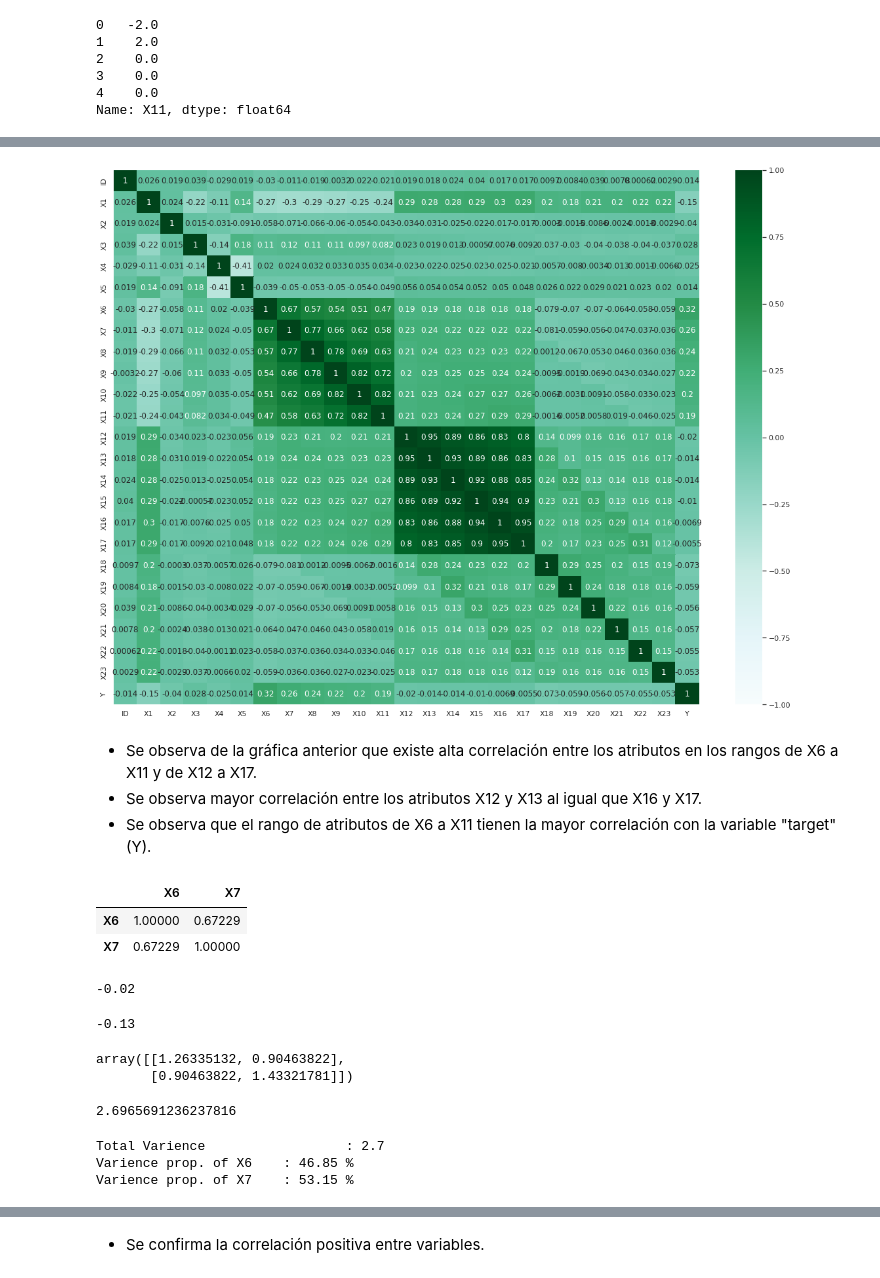
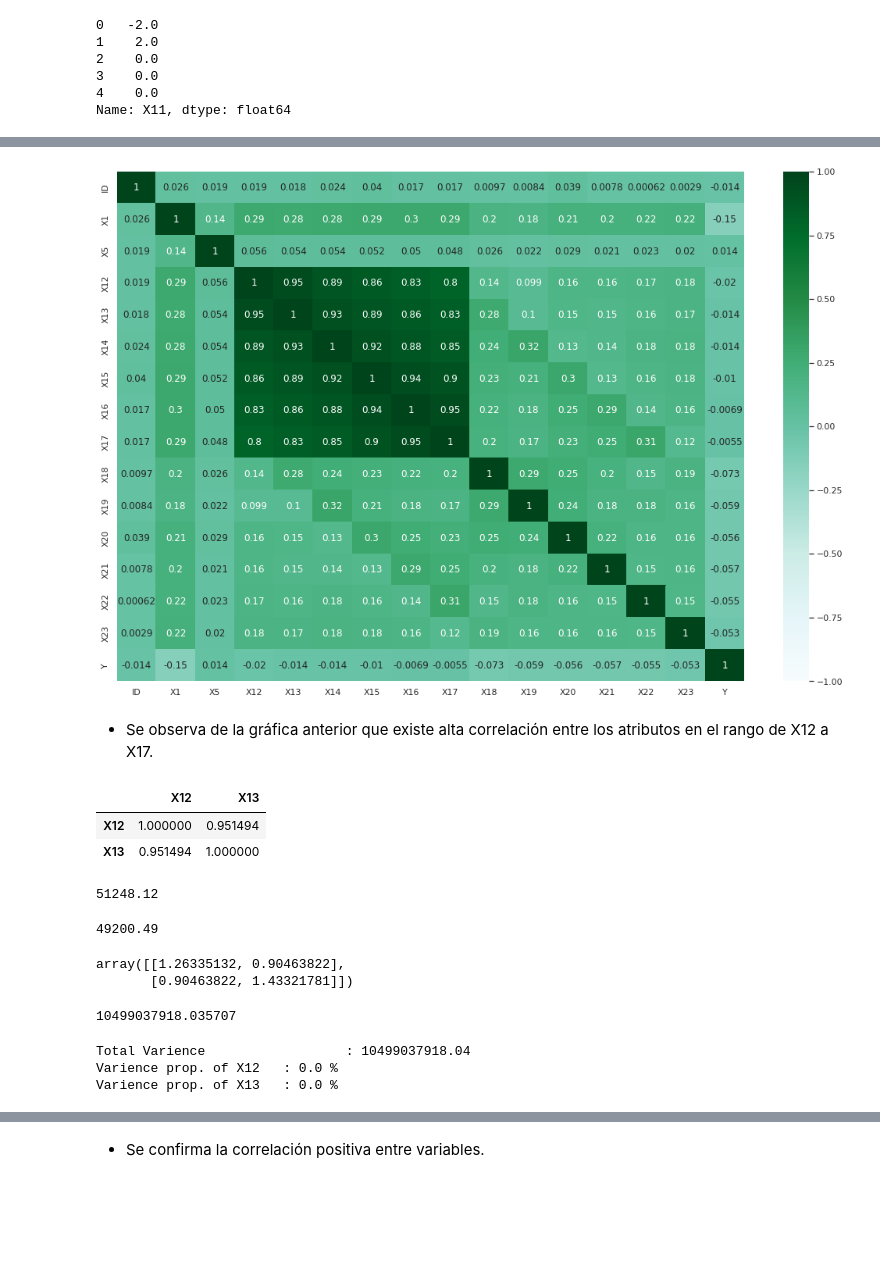
Before and after one commit to PosgradoMNA/actividades-de-aprendizaje-rzunick, a Jupyter notebook: Semana_7_Actividad_2_Visualización_Ronald_Zuniga_A01686240.ipynb, the cells around one changed output, grey strips where cells are left out. Saved outputs shown, nothing was run; the diff lists cells and outputs as text; code cells hidden in the pictures; blank space fills up the shorter version.

```diff
--- a/Semana_7_Actividad_2_Visualización_Ronald_Zuniga_A01686240.ipynb
+++ b/Semana_7_Actividad_2_Visualización_Ronald_Zuniga_A01686240.ipynb
@@ -292,0 +295,7 @@ df_num.describe()
+# %%
+from sklearn.pipeline import Pipeline
+from sklearn.preprocessing import MinMaxScaler
+
+scaler = MinMaxScaler()
+# %%
+scaler.fit(df_num)
@@ -292,0 +304,8 @@ df_num.describe()
+# %%
+ct = ColumnTransformer(transformers=
+    [('scaler', scaler, numericas)]
+    )
+# %%
+df_num_scaled = pd.DataFrame(ct.fit_transform(df_num))
+df_num_scaled.columns = numericas
+df_num_scaled.head()
@@ -314,34 +341,33 @@ df.corr()
 # %%
 # Uso de matriz de correlación de Pearson para crear mapa de calor de correlación entre atributos
 
-sns.set(rc={'figure.figsize':(20,15)})
+sns.set(rc={'figure.figsize':(18,12)})
 
-matrix = df.corr()
+matrix = df_num_scaled.corr()
 ax = sns.heatmap(matrix, vmin = -1, vmax = 1, cmap="BuGn", annot= True)
 
 plt.show()
 # %% [output]
-[figure, old version]
+[figure, new version]
 # %% [markdown]
-* Se observa de la gráfica anterior que existe alta correlación entre los atributos en los rangos de X6 a X11 y de X12 a X17.
-* Se observa mayor correlación entre los atributos X12 y X13 al igual que X16 y X17.
-* Se observa que el rango de atributos de X6 a X11 tienen la mayor correlación con la variable "target" (Y).
+* Se observa de la gráfica anterior que existe alta correlación entre los atributos en el rango de X12 a X17.
 # %%
-# Se seleccionan analizar X6 y X7
-ndf = df[['X6', 'X7']]
+# Se seleccionan analizar X12 y X13
+ndf = df_num_scaled[['X12', 'X13']]
 ndf.corr()
 # %% [output]
-|  | X6 | X7 |
-| X6 | 1.00000 | 0.67229 |
-| X7 | 0.67229 | 1.00000 |
+|  | X12 | X13 |
+| X12 | 1.000000 | 0.951494 |
+| X13 | 0.951494 | 1.000000 |
+# %%
+# Para analizar la varianza se utilizan los datos originales no escalados
+df.X12.mean().round(2)
+# %% [output]
+51248.12
 # %%
-df.X6.mean().round(2)
+df.X13.mean().round(2)
 # %% [output]
--0.02
+49200.49
-# %%
-df.X7.mean().round(2)
-# %% [output]
--0.13
 # %%
 Varience = np.cov([df.X6, df.X7])
 Varience
@@ -349,22 +375,22 @@ Varience
 array([[1.26335132, 0.90463822],
        [0.90463822, 1.43321781]])
 # %%
-ndf = df[['X6','X7']]
+ndf = df[['X12','X13']]
 ndf.var().sum()
 # %% [output]
-2.6965691236237816
+10499037918.035707
 # %%
 t= ndf.var().sum()
 varC =Varience[0][0]
 varR = Varience[1][1]
 # %%
 print('Total Varience \t\t\t:', t.round(2) )
-print('Varience prop. of X6 \t:', ((varC/t)*100).round(2),'%' )
-print('Varience prop. of X7 \t:', ((varR/t)*100).round(2),'%' )
+print('Varience prop. of X12 \t:', ((varC/t)*100).round(2),'%' )
+print('Varience prop. of X13 \t:', ((varR/t)*100).round(2),'%' )
 # %% [output]
-Total Varience                  : 2.7
-Varience prop. of X6    : 46.85 %
-Varience prop. of X7    : 53.15 %
+Total Varience                  : 10499037918.04
+Varience prop. of X12   : 0.0 %
+Varience prop. of X13   : 0.0 %
 # %%
 ndf.corr().round(2)
 # %% [output]
```
Also changed, not shown: parts of 10 cells of this notebook.
